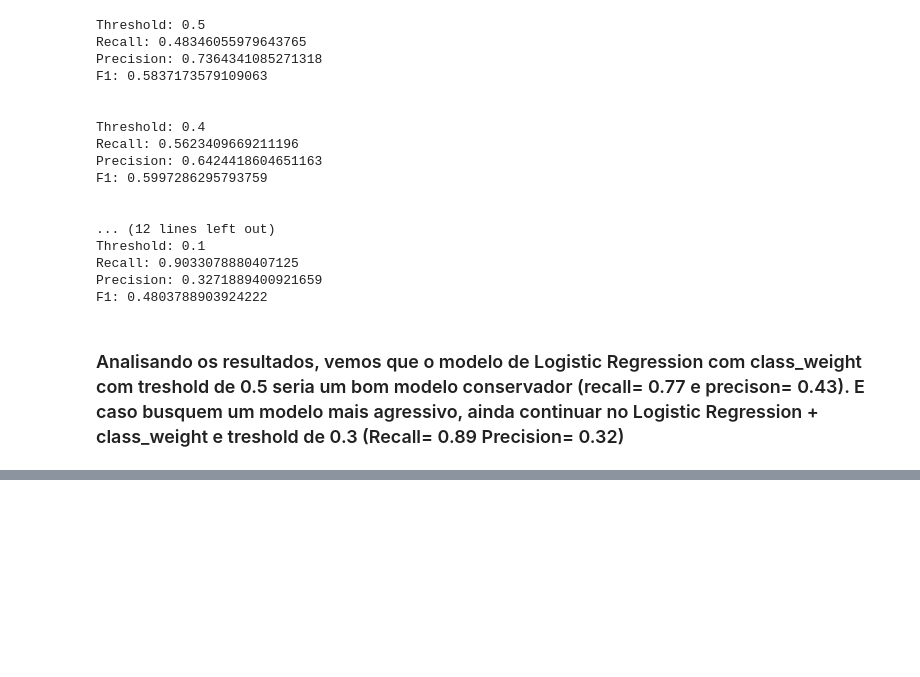
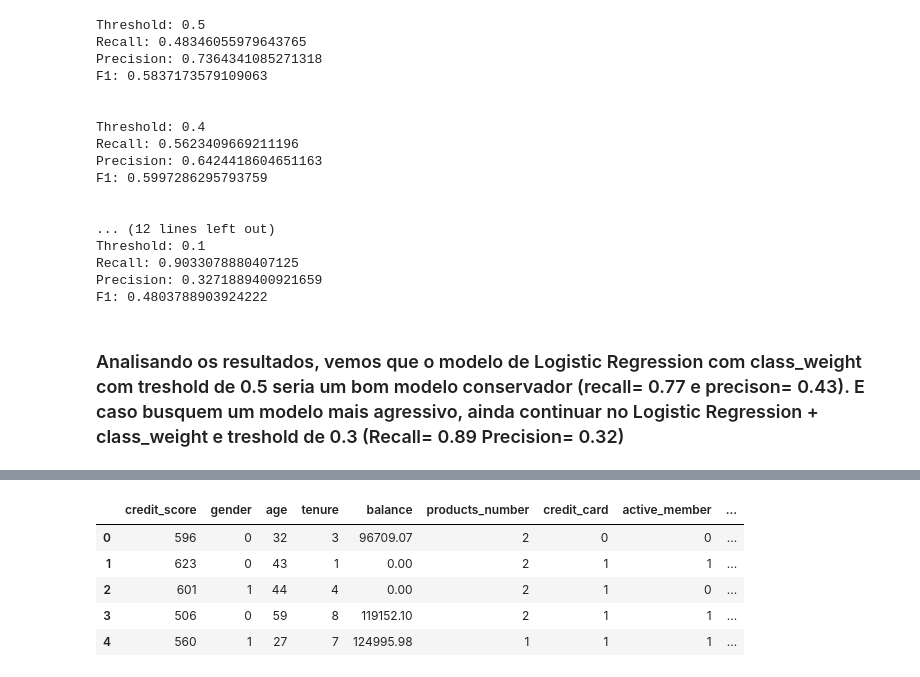
Before and after one commit to ReCroffi/bank-churn-prediction, a Jupyter notebook: notebooks/03_model.ipynb, the cells around one changed output, grey strips where cells are left out. Cells and saved outputs as stored; diff of their text form; code cells hidden in the pictures; blank space fills up the shorter version.

```diff
--- a/notebooks/03_model.ipynb
+++ b/notebooks/03_model.ipynb
@@ -232,0 +260,15 @@ F1: 0.4803788903924222
+# %%
+df_final = X_test.copy()
+df_final = df_final.reset_index(drop=True)
+y_test = y_test.reset_index(drop=True)
+df_final["churn_real"] = y_test
+df_final["churn_probability"] = y_prob
+df_final["churn_predicted"] = y_pred
+df_final.head()
+# %% [output]
+|  | credit_score | gender | age | tenure | balance | products_number | credit_card | active_member | ... |
+| 0 | 596 | 0 | 32 | 3 | 96709.07 | 2 | 0 | 0 | ... |
+| 1 | 623 | 0 | 43 | 1 | 0.00 | 2 | 1 | 1 | ... |
+| 2 | 601 | 1 | 44 | 4 | 0.00 | 2 | 1 | 0 | ... |
+| 3 | 506 | 0 | 59 | 8 | 119152.10 | 2 | 1 | 1 | ... |
+| 4 | 560 | 1 | 27 | 7 | 124995.98 | 1 | 1 | 1 | ... |
```
Also changed, not shown: parts of 6 cells of this notebook, 1 other file.
